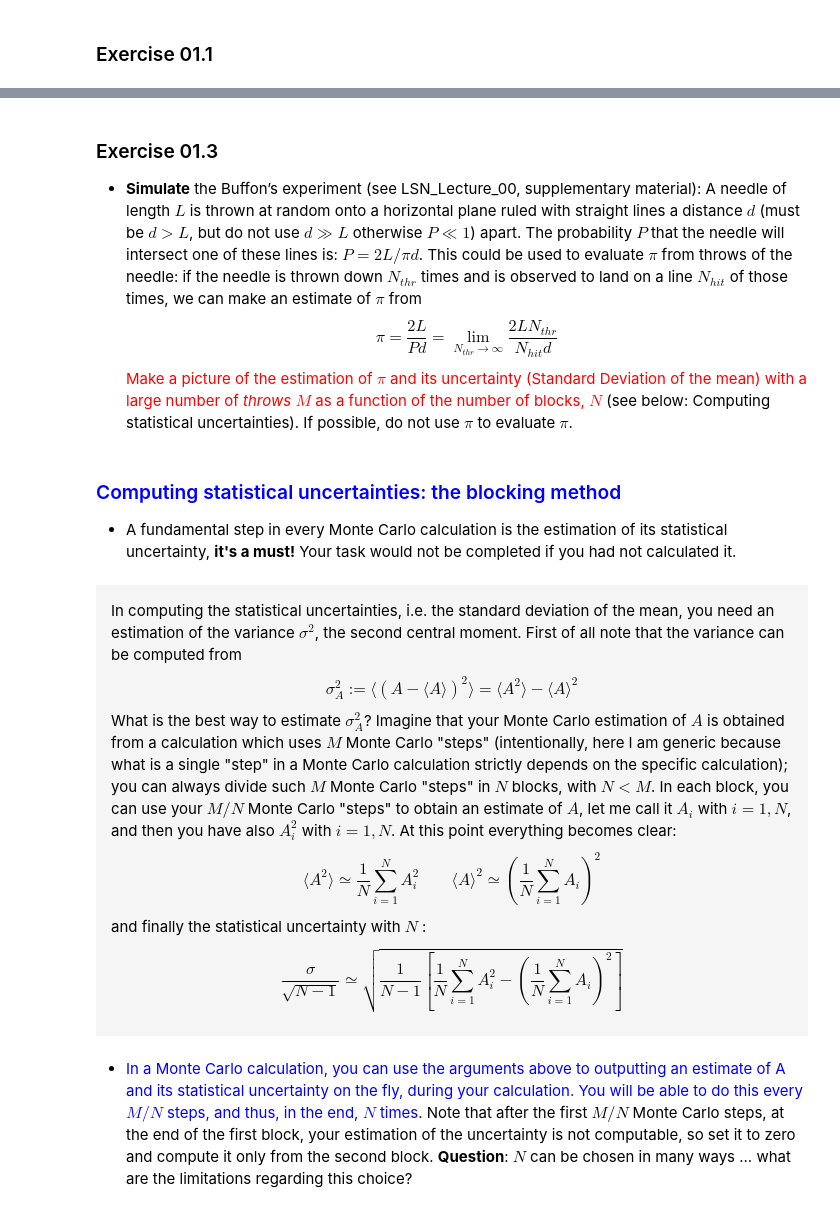
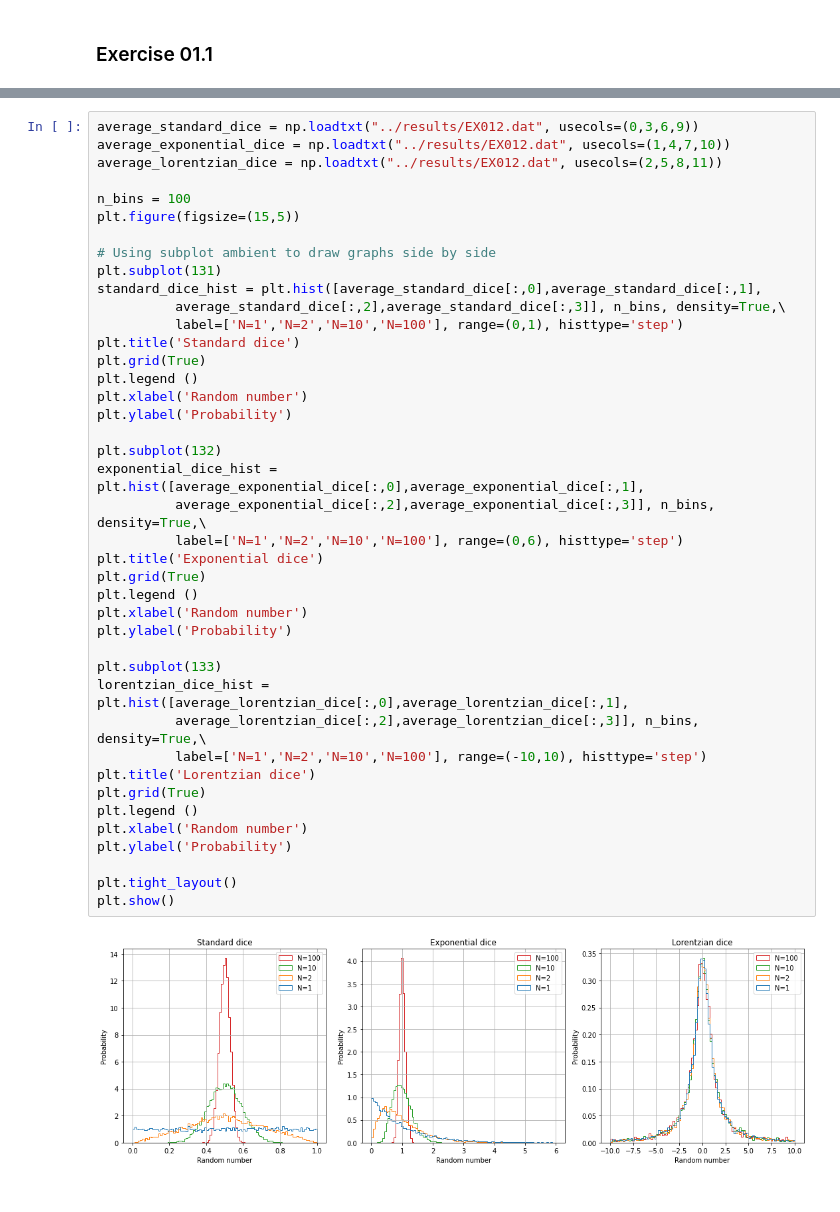
Before and after one commit to mattbona/numerical-simulation-laboratory, a Jupyter notebook: NSL-01/notebook/LSN_Exercises_01.ipynb, the cells around one changed output, grey strips where cells are left out. Cells and saved outputs as stored; diff of their text form.

```diff
--- a/NSL-01/notebook/LSN_Exercises_01.ipynb
+++ b/NSL-01/notebook/LSN_Exercises_01.ipynb
@@ -78,20 +75,43 @@ Note tha you can try to fit the case $N=100$ with a Gaussian for standard and ex
-# %% [markdown]
-### Exercise 01.3
-- **Simulate** the Buffon’s experiment (see LSN_Lecture_00, supplementary material):  A needle of length $L$ is thrown at random onto a horizontal plane ruled with straight lines a distance $d$ (must be $d > L$, but do not use $d\gg L$ otherwise $P\ll 1$) apart. The probability $P$ that the needle will intersect one of these lines is: $P = 2L/\pi d$. This could be used to evaluate $\pi$ from throws of the needle: if the needle is thrown down $N_{thr}$ times and is observed to land on a line $N_{hit}$ of those times, we can make an estimate of $\pi$ from
-$$\pi = \frac{2L}{Pd} = \lim_{N_{thr} \to \infty}\frac{2LN_{thr}}{N_{hit}d}$$
-<font color="red">Make a picture of the estimation of $\pi$ and its uncertainty (Standard Deviation of the mean) with a large number of *throws* $M$ as a function of the number of blocks, $N$</font> (see below: Computing statistical uncertainties). If possible, do not use $\pi$ to evaluate $\pi$.
-# %% [markdown]
-### <span style="color:blue">Computing statistical uncertainties: the blocking method</span>
-- A fundamental step in every Monte Carlo calculation is the estimation of its statistical uncertainty, **it's a must!** Your task would not be completed if you had not calculated it.
-# %% [markdown]
-<p style="border:2px; border-style:solid; border-color:#F5F5F5; padding: 1em; background-color:#F5F5F5">
-    In computing the statistical uncertainties, i.e. the standard deviation of the mean, you need an estimation of the variance $\sigma^2$, the second central moment. First of all note that the variance can be computed from
-    $$\sigma^2_A := \langle (A-\langle A\rangle)^2\rangle = \langle A^2 \rangle -\langle A\rangle^2 $$
-    What is the best way to estimate $\sigma^2_A$? Imagine that your Monte Carlo estimation of $A$ is obtained from a calculation which uses $M$ Monte Carlo "steps" (intentionally, here I am generic because what is a single "step" in a Monte Carlo calculation strictly depends on the specific calculation); you can always divide such $M$ Monte Carlo "steps" in $N$ blocks, with $N<M$. In each block, you can use your $M/N$ Monte Carlo "steps" to obtain an estimate of $A$, let me call it $A_i$ with $i=1,N$, and then you have also $A^2_i$ with $i=1,N$.
-    At this point everything becomes clear:
-    $$ \langle A^2 \rangle \simeq \frac{1}{N} \sum_{i=1}^N A^2_i \quad \quad \langle A\rangle^2 \simeq \left( \frac{1}{N} \sum_{i=1}^N A_i \right)^2 $$
-    and finally the statistical uncertainty with $N$ :
-    $$\frac{\sigma}{\sqrt{N-1}} \simeq \sqrt{\frac{1}{N-1} \left[ \frac{1}{N} \sum_{i=1}^N A^2_i - \left( \frac{1}{N} \sum_{i=1}^N A_i \right)^2 \right]} $$
-</p>
-# %% [markdown]
-- <font color="blue">In a Monte Carlo calculation, you can use the arguments above to outputting an estimate of A and its statistical uncertainty on the fly, during your calculation. You will be able to do this every $M/N$ steps, and thus, in the end, $N$ times</font>. Note that after the first $M/N$ Monte Carlo steps, at the end of the first block, your estimation of the uncertainty is not computable, so set it to zero and compute it only from the second block. **Question**: $N$ can be chosen in many ways ... what are the limitations regarding this choice?
+# %%
+average_standard_dice = np.loadtxt("../results/EX012.dat", usecols=(0,3,6,9))
+average_exponential_dice = np.loadtxt("../results/EX012.dat", usecols=(1,4,7,10))
+average_lorentzian_dice = np.loadtxt("../results/EX012.dat", usecols=(2,5,8,11))
+
+n_bins = 100
+plt.figure(figsize=(15,5))
+
+# Using subplot ambient to draw graphs side by side
+plt.subplot(131)
+standard_dice_hist = plt.hist([average_standard_dice[:,0],average_standard_dice[:,1],
+          average_standard_dice[:,2],average_standard_dice[:,3]], n_bins, density=True,\
+          label=['N=1','N=2','N=10','N=100'], range=(0,1), histtype='step')
+plt.title('Standard dice')
+plt.grid(True)
+plt.legend ()
+plt.xlabel('Random number')
+plt.ylabel('Probability')
+
+plt.subplot(132)
+exponential_dice_hist = plt.hist([average_exponential_dice[:,0],average_exponential_dice[:,1],
+          average_exponential_dice[:,2],average_exponential_dice[:,3]], n_bins, density=True,\
+          label=['N=1','N=2','N=10','N=100'], range=(0,6), histtype='step')
+plt.title('Exponential dice')
+plt.grid(True)
+plt.legend ()
+plt.xlabel('Random number')
+plt.ylabel('Probability')
+
+plt.subplot(133)
+lorentzian_dice_hist = plt.hist([average_lorentzian_dice[:,0],average_lorentzian_dice[:,1],
+          average_lorentzian_dice[:,2],average_lorentzian_dice[:,3]], n_bins, density=True,\
+          label=['N=1','N=2','N=10','N=100'], range=(-10,10), histtype='step')
+plt.title('Lorentzian dice')
+plt.grid(True)
+plt.legend ()
+plt.xlabel('Random number')
+plt.ylabel('Probability')
+
+plt.tight_layout()
+plt.show()
+# %% [output]
+[figure, added]
```
Also changed, not shown: parts of 18 cells of this notebook, 12 other files.
